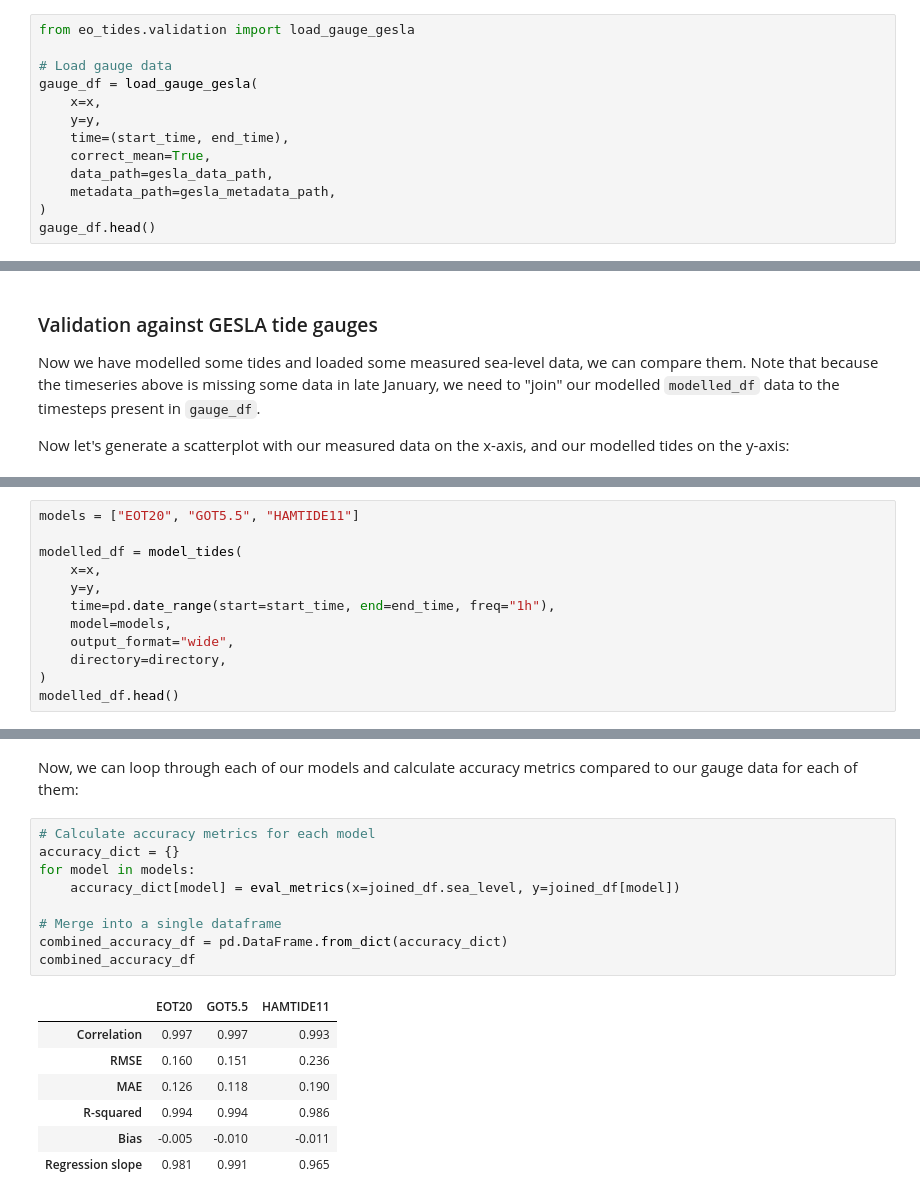
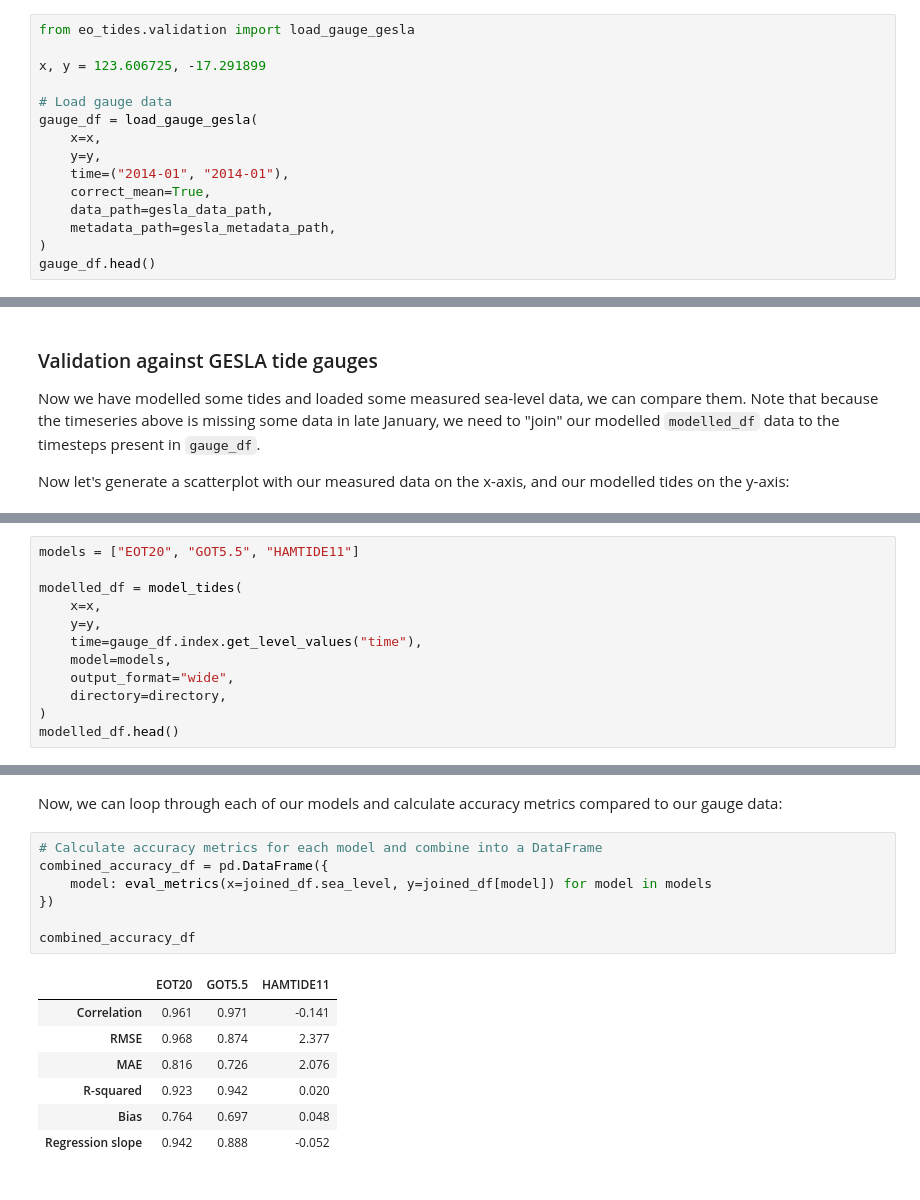
Before and after one commit to GeoscienceAustralia/eo-tides, a Jupyter notebook: docs/notebooks/Validating_tides.ipynb, the cells around one changed output, grey strips where cells are left out. Saved outputs shown, nothing was run; the diff lists cells and outputs as text.

```diff
--- a/docs/notebooks/Validating_tides.ipynb
+++ b/docs/notebooks/Validating_tides.ipynb
@@ -77,12 +47,14 @@ This will ensure that we load only the gauge data we actually need.
 </div>
 # %%
 from eo_tides.validation import load_gauge_gesla
+
+x, y = 123.606725, -17.291899
 
 # Load gauge data
 gauge_df = load_gauge_gesla(
     x=x,
     y=y,
-    time=(start_time, end_time),
+    time=("2014-01", "2014-01"),
     correct_mean=True,
     data_path=gesla_data_path,
     metadata_path=gesla_metadata_path,
@@ -155,7 +153,7 @@ models = ["EOT20", "GOT5.5", "HAMTIDE11"]
 modelled_df = model_tides(
     x=x,
     y=y,
-    time=pd.date_range(start=start_time, end=end_time, freq="1h"),
+    time=gauge_df.index.get_level_values("time"),
     model=models,
     output_format="wide",
     directory=directory,
@@ -186,20 +192,18 @@ joined_df.droplevel(["site_code", "x", "y"]).filter(columns).plot()
 # %% [markdown]
-Now, we can loop through each of our models and calculate accuracy metrics compared to our gauge data for each of them:
+Now, we can loop through each of our models and calculate accuracy metrics compared to our gauge data:
 # %%
-# Calculate accuracy metrics for each model
-accuracy_dict = {}
-for model in models:
-    accuracy_dict[model] = eval_metrics(x=joined_df.sea_level, y=joined_df[model])
+# Calculate accuracy metrics for each model and combine into a DataFrame
+combined_accuracy_df = pd.DataFrame({
+    model: eval_metrics(x=joined_df.sea_level, y=joined_df[model]) for model in models
+})
 
-# Merge into a single dataframe
-combined_accuracy_df = pd.DataFrame.from_dict(accuracy_dict)
 combined_accuracy_df
 # %% [output]
 |  | EOT20 | GOT5.5 | HAMTIDE11 |
-| Correlation | 0.997 | 0.997 | 0.993 |
-| RMSE | 0.160 | 0.151 | 0.236 |
-| MAE | 0.126 | 0.118 | 0.190 |
-| R-squared | 0.994 | 0.994 | 0.986 |
-| Bias | -0.005 | -0.010 | -0.011 |
-| Regression slope | 0.981 | 0.991 | 0.965 |
+| Correlation | 0.961 | 0.971 | -0.141 |
+| RMSE | 0.968 | 0.874 | 2.377 |
+| MAE | 0.816 | 0.726 | 2.076 |
+| R-squared | 0.923 | 0.942 | 0.020 |
+| Bias | 0.764 | 0.697 | 0.048 |
+| Regression slope | 0.942 | 0.888 | -0.052 |
 # %% [markdown]
```
Also changed, not shown: parts of 28 cells of this notebook, 4 other files.
